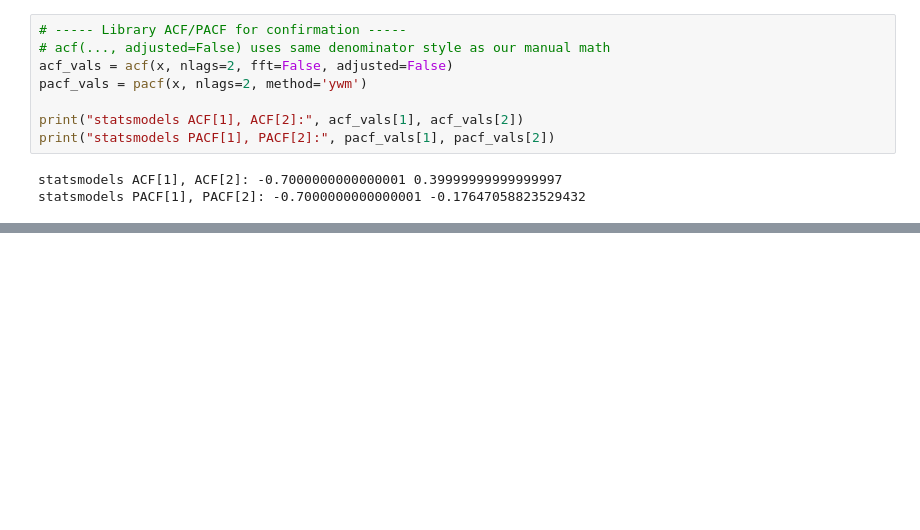
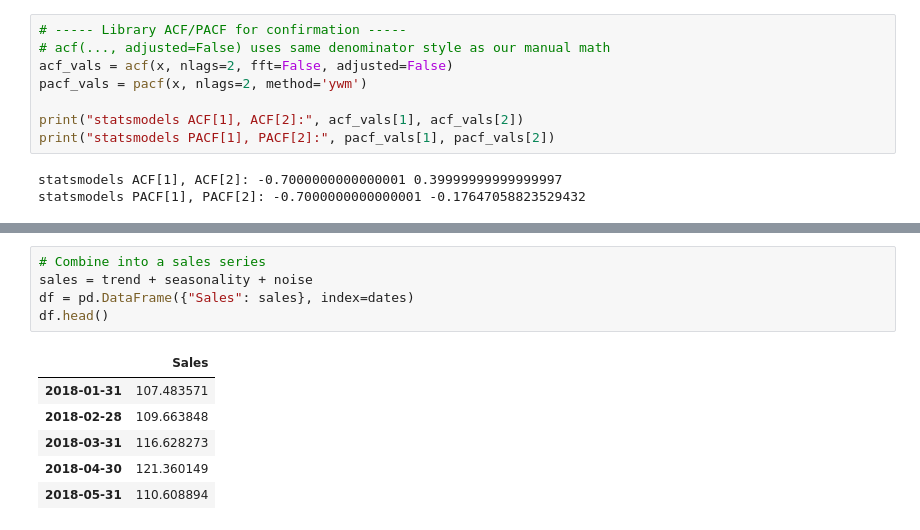
Before and after one commit to neeraj654123/Data-Science, a Jupyter notebook: Time Series Forecasting/05_ACF_PACF_cal.ipynb, the cells around one changed output, grey strips where cells are left out. Cells and saved outputs as stored; diff of their text form; blank space fills up the shorter version.

```diff
--- a/Time Series Forecasting/05_ACF_PACF_cal.ipynb
+++ b/Time Series Forecasting/05_ACF_PACF_cal.ipynb
@@ -56,0 +157,12 @@ statsmodels PACF[1], PACF[2]: -0.7000000000000001 -0.17647058823529432
+# %%
+# Combine into a sales series
+sales = trend + seasonality + noise
+df = pd.DataFrame({"Sales": sales}, index=dates)
+df.head()
+# %% [output]
+|  | Sales |
+| 2018-01-31 | 107.483571 |
+| 2018-02-28 | 109.663848 |
+| 2018-03-31 | 116.628273 |
+| 2018-04-30 | 121.360149 |
+| 2018-05-31 | 110.608894 |
```
Also changed, not shown: parts of 11 cells of this notebook.
